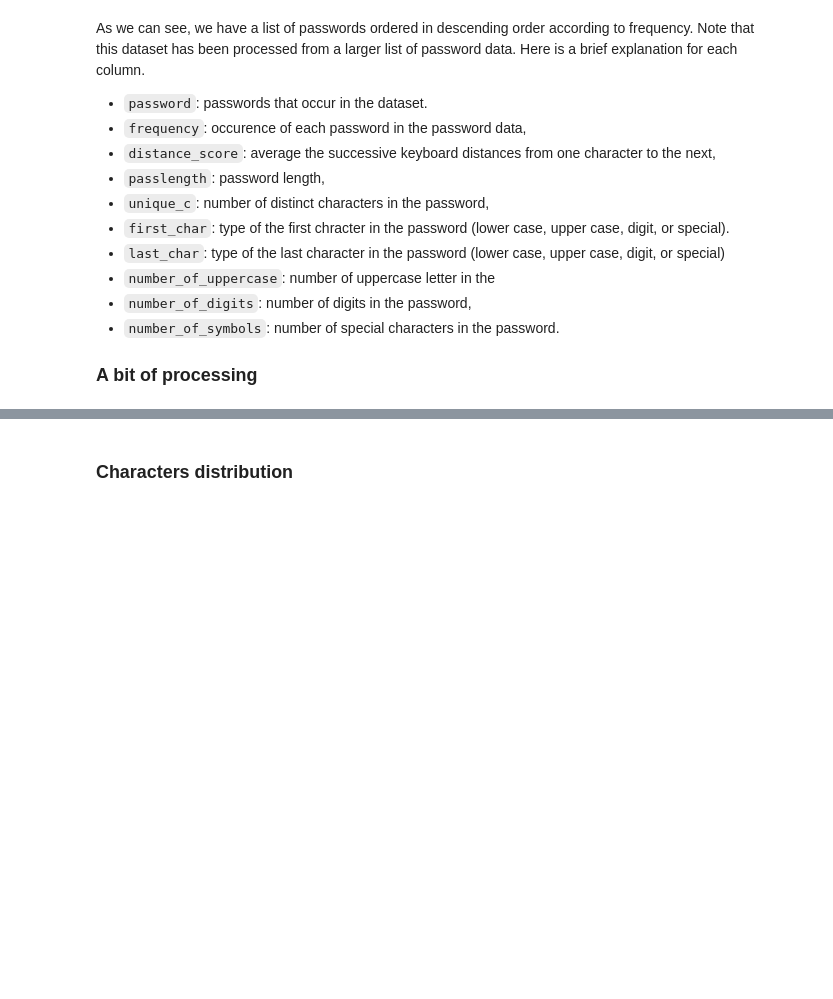
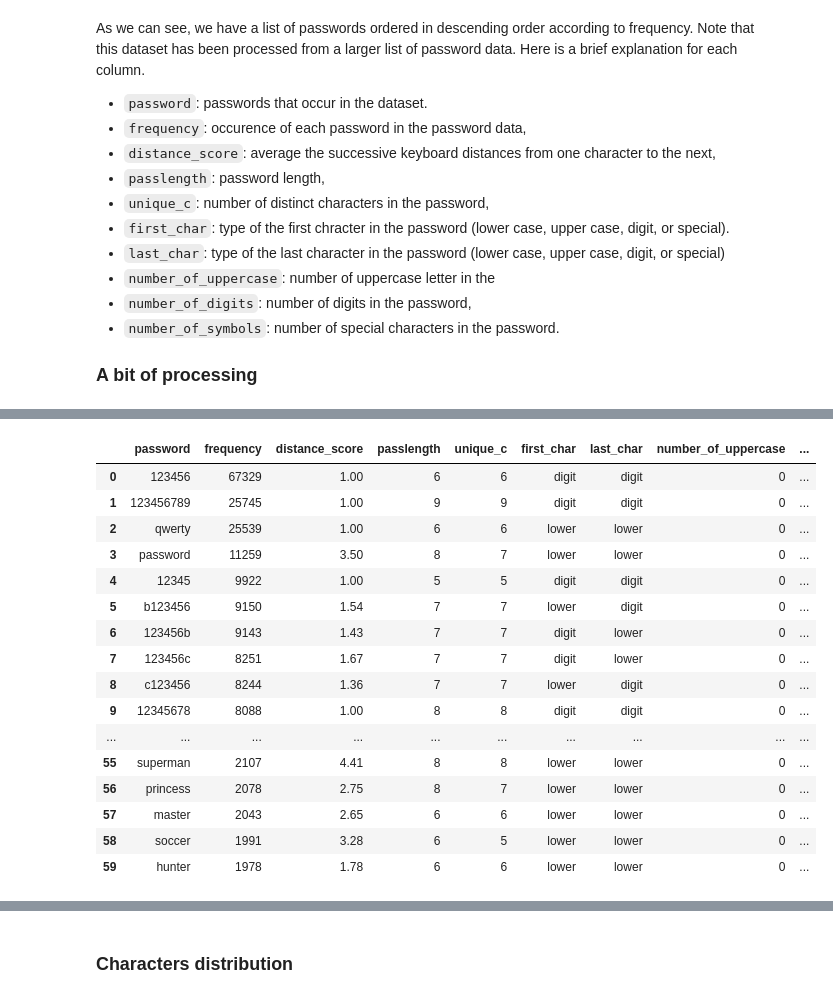
Before and after one commit to ptdk1020/PasswordStrength, a Jupyter notebook: Notebooks/VisualinsightsIntoPasswords.ipynb, the cells around one changed output, grey strips where cells are left out. Cells and saved outputs as stored; diff of their text form; code cells hidden in the pictures; blank space fills up the shorter version.

```diff
--- a/Notebooks/VisualinsightsIntoPasswords.ipynb
+++ b/Notebooks/VisualinsightsIntoPasswords.ipynb
@@ -116,0 +110,22 @@ for i in range(10):
+# %%
+# for ease of use
+dff = dfL[0]
+dff.head(60)
+# %% [output]
+|  | password | frequency | distance_score | passlength | unique_c | first_char | last_char | number_of_uppercase | ... |
+| 0 | 123456 | 67329 | 1.00 | 6 | 6 | digit | digit | 0 | ... |
+| 1 | 123456789 | 25745 | 1.00 | 9 | 9 | digit | digit | 0 | ... |
+| 2 | qwerty | 25539 | 1.00 | 6 | 6 | lower | lower | 0 | ... |
+| 3 | password | 11259 | 3.50 | 8 | 7 | lower | lower | 0 | ... |
+| 4 | 12345 | 9922 | 1.00 | 5 | 5 | digit | digit | 0 | ... |
+| 5 | b123456 | 9150 | 1.54 | 7 | 7 | lower | digit | 0 | ... |
+| 6 | 123456b | 9143 | 1.43 | 7 | 7 | digit | lower | 0 | ... |
+| 7 | 123456c | 8251 | 1.67 | 7 | 7 | digit | lower | 0 | ... |
+| 8 | c123456 | 8244 | 1.36 | 7 | 7 | lower | digit | 0 | ... |
+| 9 | 12345678 | 8088 | 1.00 | 8 | 8 | digit | digit | 0 | ... |
+| ... | ... | ... | ... | ... | ... | ... | ... | ... | ... |
+| 55 | superman | 2107 | 4.41 | 8 | 8 | lower | lower | 0 | ... |
+| 56 | princess | 2078 | 2.75 | 8 | 7 | lower | lower | 0 | ... |
+| 57 | master | 2043 | 2.65 | 6 | 6 | lower | lower | 0 | ... |
+| 58 | soccer | 1991 | 3.28 | 6 | 5 | lower | lower | 0 | ... |
+| 59 | hunter | 1978 | 1.78 | 6 | 6 | lower | lower | 0 | ... |
```
Also changed, not shown: parts of 12 cells of this notebook, 1 other file.
